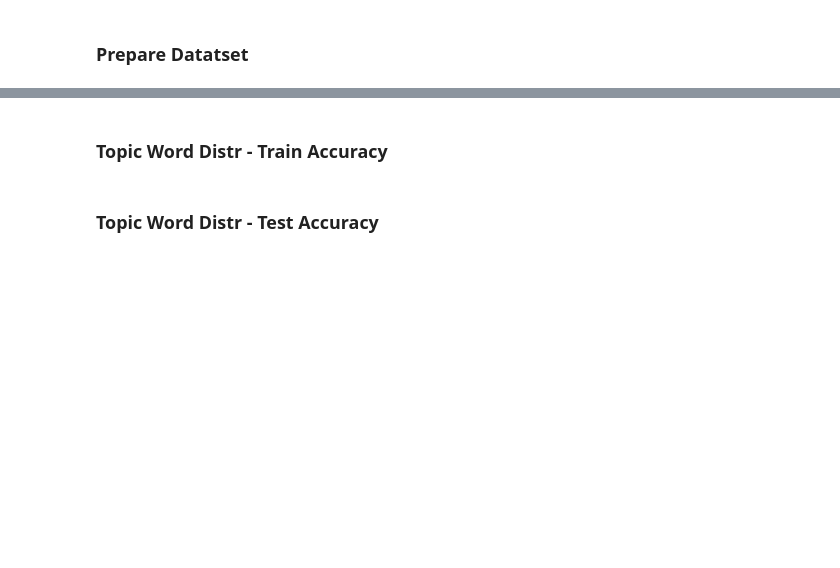
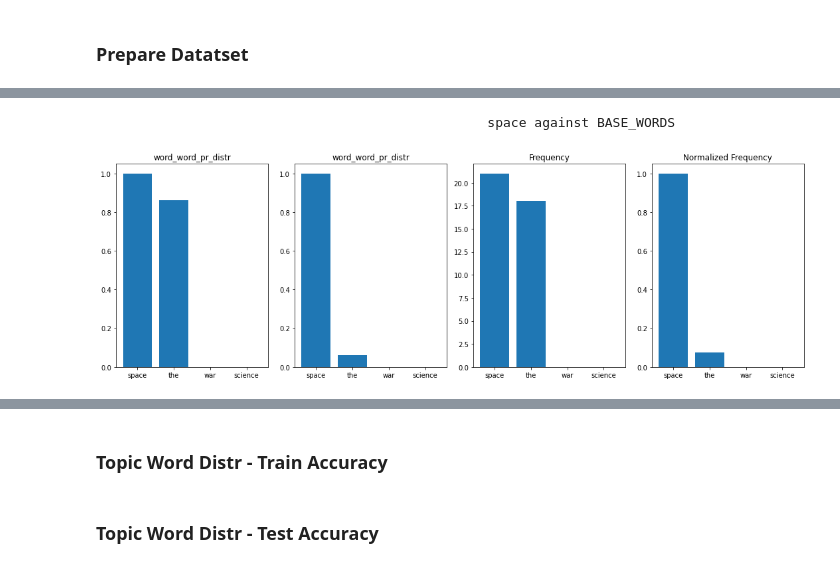
Before and after one commit to iamr0b0tx/topic_modeler, a Jupyter notebook: topic_modeler.ipynb, the cells around one changed output, grey strips where cells are left out. Saved outputs shown, nothing was run; the diff lists cells and outputs as text; code cells hidden in the pictures; blank space fills up the shorter version.

Commit message:
working on doc distance annd word vector distance

```diff
--- a/topic_modeler.ipynb
+++ b/topic_modeler.ipynb
@@ -122,21 +151,7 @@ print("word_count is", len(vocabulary))
 # create doc count vectors
 train_doc_vectors = vectorizer.transform(x_train).toarray()
 test_doc_vectors = vectorizer.transform(x_test).toarray()
+
+wdf_train = pd.DataFrame(train_doc_vectors, columns=vocabulary)
+wdf_test = pd.DataFrame(test_doc_vectors, columns=vocabulary)
-# %%
-# reduce freq in doc to bin value of 1 or 0
-binary = False
-
-word_freq_in_doc_train = pd.DataFrame(train_doc_vectors, columns=vocabulary)
-word_freq_in_doc_test = pd.DataFrame(test_doc_vectors, columns=vocabulary)
-
-word_doc_frequency_norm_train = (word_freq_in_doc_train.T / word_freq_in_doc_train.sum(1)).T
-word_doc_frequency_norm_test = (word_freq_in_doc_test.T / word_freq_in_doc_test.sum(1)).T
-
-if binary:
-    wdf_train = (word_doc_frequency_norm_train > 0).astype(int)
-    wdf_test = (word_doc_frequency_norm_test > 0).astype(int)
-
-else:
-    wdf_train = word_doc_frequency_norm_train.copy()
-    wdf_test = word_doc_frequency_norm_test.copy()
 # %% [markdown]
@@ -208,0 +244,35 @@ plt.show()
+# %%
+word = "space"
+base_words = [word, "the", "war", "science"]
+
+fig = plt.figure(figsize=(15, 5), tight_layout=True)
+ax11 = fig.add_subplot(141)
+ax12 = fig.add_subplot(142)
+ax13 = fig.add_subplot(143)
+ax14 = fig.add_subplot(144)
+
+print(f'{" "*50}{word} against BASE_WORDS')
+ax11.set_title("word_word_pr_distr")
+ax11.bar(base_words, word_word_pr_distr.loc[word][base_words])
+
+ax12.set_title("word_word_pr_distr")
+ax12.bar(base_words, word_word_pr_distr[word][base_words])
+
+freqs, norm_freqs = [], []
+wdc = (wdt_train[base_words] > 0).sum(0)
+word_word_freq = (wdt_train[base_words][wdt_train[word] > 0] > 0).sum(0)
+
+for w in base_words:
+    freqs.append(word_word_freq[w])
+    norm_freqs.append(word_word_freq[w] / wdc[w])
+
+ax13.set_title("Frequency")
+ax13.bar(base_words, freqs)
+
+ax14.set_title("Normalized Frequency")
+ax14.bar(base_words, norm_freqs)
+
+plt.show()
+# %% [output]
+                                                  space against BASE_WORDS
+[figure, added]
```
Also changed, not shown: parts of 38 cells of this notebook.
